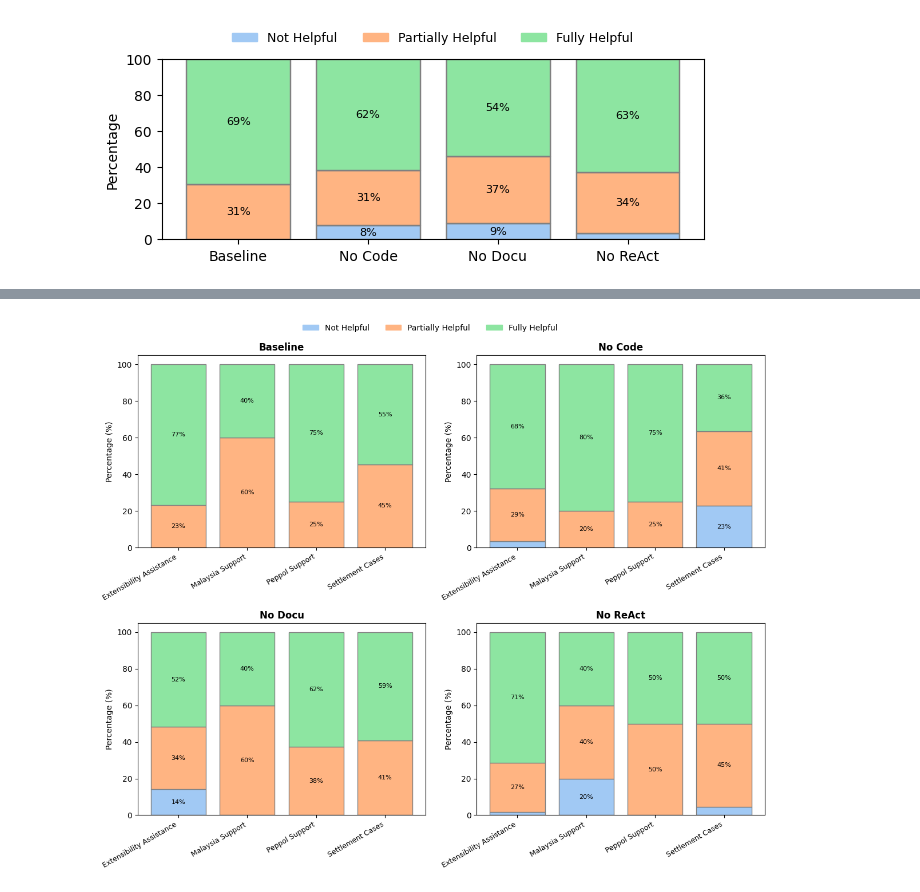
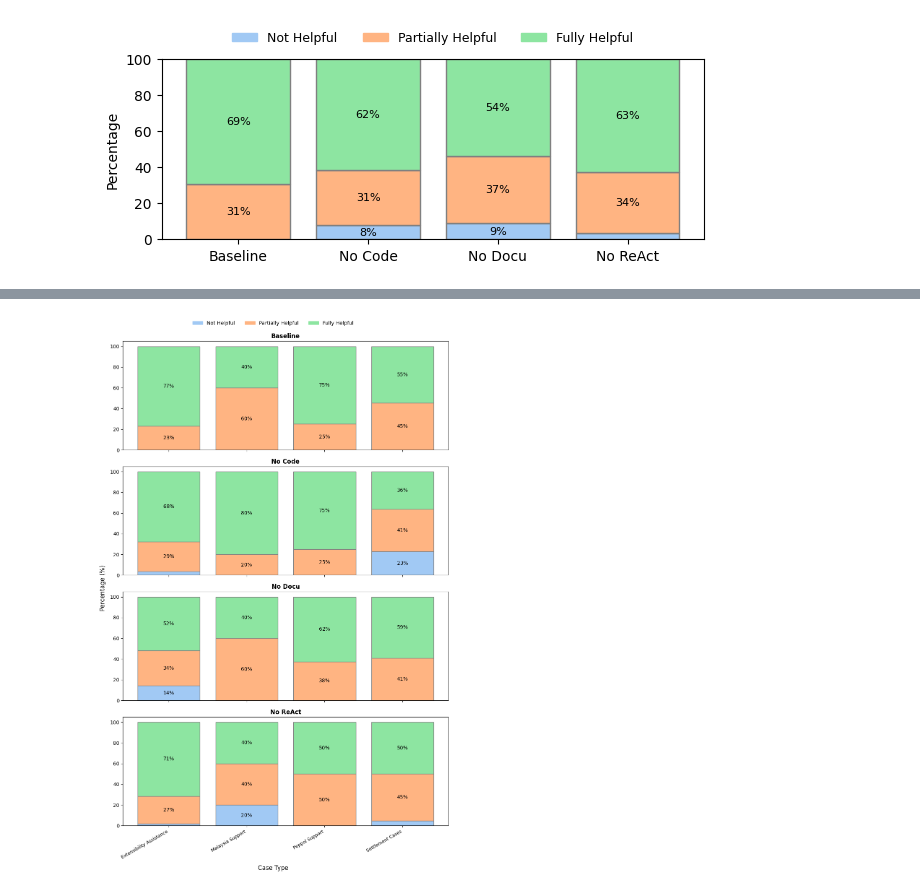
Before and after one commit to mrrestre/react_agent_in_edp, a Jupyter notebook: experiments/interpretation/abliation_viewer.ipynb, the cells around one changed output, grey strips where cells are left out. Drawn from its saved outputs; the diff is of its cells as text; code cells hidden in the pictures.

```diff
--- a/experiments/interpretation/abliation_viewer.ipynb
+++ b/experiments/interpretation/abliation_viewer.ipynb
@@ -388,13 +398,13 @@ ablation_types = (
     if df["ablation_type"].dtype.name == "category"
     else df["ablation_type"].unique()
 )
-num_plots = min(4, len(ablation_types))  # Support only up to 4 for 2x2 grid
+num_plots = min(4, len(ablation_types))  # Support only up to 4 plots
 
-# Create 2x2 grid
-fig, axes = plt.subplots(2, 2, figsize=(12, 10))
-axes = axes.flatten()  # For easy indexing
+# Create 1-column layout
+fig, axes = plt.subplots(num_plots, 1, figsize=(10, 4 * num_plots), sharex=True)
+if num_plots == 1:
+    axes = [axes]  # Ensure axes is iterable
 
-# Store for shared legend
 legend_handles = []
 
 # --- One Plot per Ablation ---
@@ -402,7 +412,6 @@ for idx, ablation in enumerate(ablation_types[:num_plots]):
     ax = axes[idx]
     subset = df[df["ablation_type"] == ablation]
 
-    # Group by case_type and outcome
     grouped = (
         subset.groupby(["case_type", "agent_judge_outcome"])
         .size()
@@ -410,9 +419,7 @@ for idx, ablation in enumerate(ablation_types[:num_plots]):
         .reindex(columns=desired_order, fill_value=0)
     )
 
-    # Normalize to percentages
     stacked_percent = grouped.div(grouped.sum(axis=1), axis=0) * 100
-
     bottom = [0] * len(stacked_percent)
 
     for outcome_idx, outcome in enumerate(desired_order):
@@ -427,51 +434,49 @@ for idx, ablation in enumerate(ablation_types[:num_plots]):
         )
 
         if idx == 0:
-            # Only store legend once
             legend_handles.append(
                 plt.Rectangle(
                     (0, 0), 1, 1, color=my_palette[outcome_idx], label=outcome
                 )
             )
 
-        # Annotate
         for i, (val, btm) in enumerate(zip(values, bottom)):
             if val >= 5:
                 ax.text(
                     i,
                     btm + val / 2,
                     f"{val:.0f}%",
                     ha="center",
                     va="center",
-                    fontsize=8,
+                    fontsize=10,
                     color="black",
                 )
 
         bottom = [btm + val for btm, val in zip(bottom, values)]
 
     ax.set_title(ablation, fontsize=12, weight="bold")
-    ax.set_ylabel("Percentage (%)")
+    ax.set_ylabel("")
     ax.set_xticks(range(len(stacked_percent.index)))
     ax.set_xticklabels(stacked_percent.index, rotation=30, ha="right", fontsize=9)
 
-# Remove any unused axes (if <4 ablation types)
-for j in range(idx + 1, 4):
-    fig.delaxes(axes[j])
+# Shared X label
+fig.supxlabel("Case Type", fontsize=12)
+fig.supylabel("Percentage (%)", fontsize=12)
 
 # Shared legend
 fig.legend(
     handles=legend_handles,
     loc="upper center",
-    bbox_to_anchor=(0.5, 0.98),
+    bbox_to_anchor=(0.5, 0.97),
     ncol=len(desired_order),
     fontsize=10,
     frameon=False,
 )
 
 plt.tight_layout(rect=[0, 0, 1, 0.95])  # Leave space for legend
 plt.show()
 # %% [output]
-[figure, old version]
+[figure, new version]
 # %%
 import pandas as pd
 
```
Also changed, not shown: parts of 1 cell of this notebook, 3 other files.
